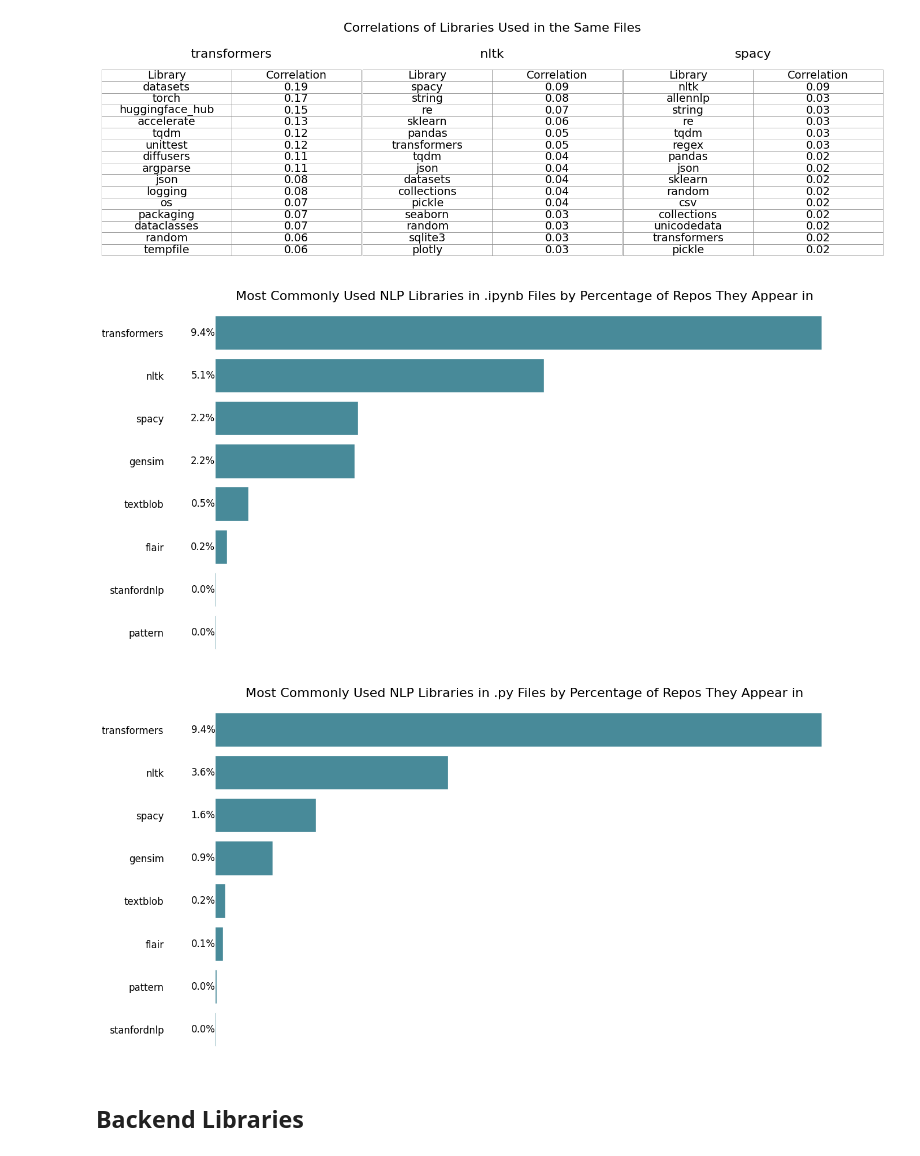
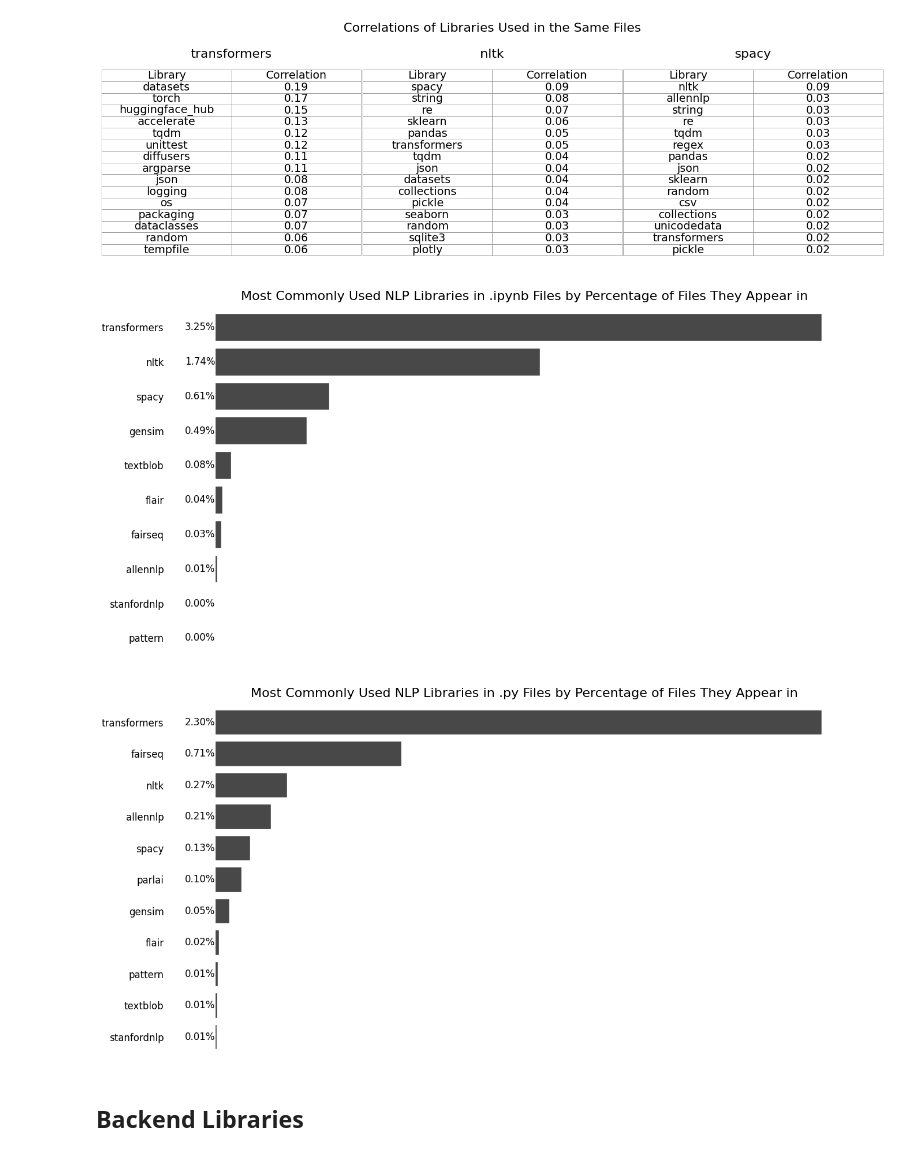
Before and after one commit to tobias-talaj/top-python-repos-analysis, a Jupyter notebook: notebooks/all_libraries_analysis.ipynb, the cells around one changed output. Drawn from its saved outputs; the diff is of its cells as text; code cells hidden in the pictures.

```diff
--- a/notebooks/all_libraries_analysis.ipynb
+++ b/notebooks/all_libraries_analysis.ipynb
@@ -204,15 +204,15 @@ plot_correlations(all_transformers_corr_in_files, all_nltk_corr_in_files, all_sp
 # %% [output]
 [figure]
 # %%
-nlp_libs_in_repos_df_ipynb = libraries_in_repos(nlp_imports_ipynb)
-plot_popularity(nlp_libs_in_repos_df_ipynb, 'Most Commonly Used NLP Libraries in .ipynb Files by Percentage of Repos They Appear in', 16, ipynb_repo_count)
+nlp_libs_in_files_df_ipynb = libraries_in_files(nlp_imports_ipynb)
+plot_popularity(nlp_libs_in_files_df_ipynb, 'Most Commonly Used NLP Libraries in .ipynb Files by Percentage of Files They Appear in', 16, ipynb_file_count, 'files')
 # %% [output]
-[figure, old version]
+[figure, new version]
 # %%
-nlp_libs_in_repos_df_py = libraries_in_repos(nlp_imports_py)
-plot_popularity(nlp_libs_in_repos_df_py, 'Most Commonly Used NLP Libraries in .py Files by Percentage of Repos They Appear in', 16, py_repo_count)
+nlp_libs_in_files_df_py = libraries_in_files(nlp_imports_py)
+plot_popularity(nlp_libs_in_files_df_py, 'Most Commonly Used NLP Libraries in .py Files by Percentage of Files They Appear in', 16, py_file_count, 'files')
 # %% [output]
-[figure, old version]
+[figure, new version]
 # %% [markdown]
 ## Backend Libraries
 # %%
```
Also changed, not shown: parts of 20 cells of this notebook, 1 other file.
